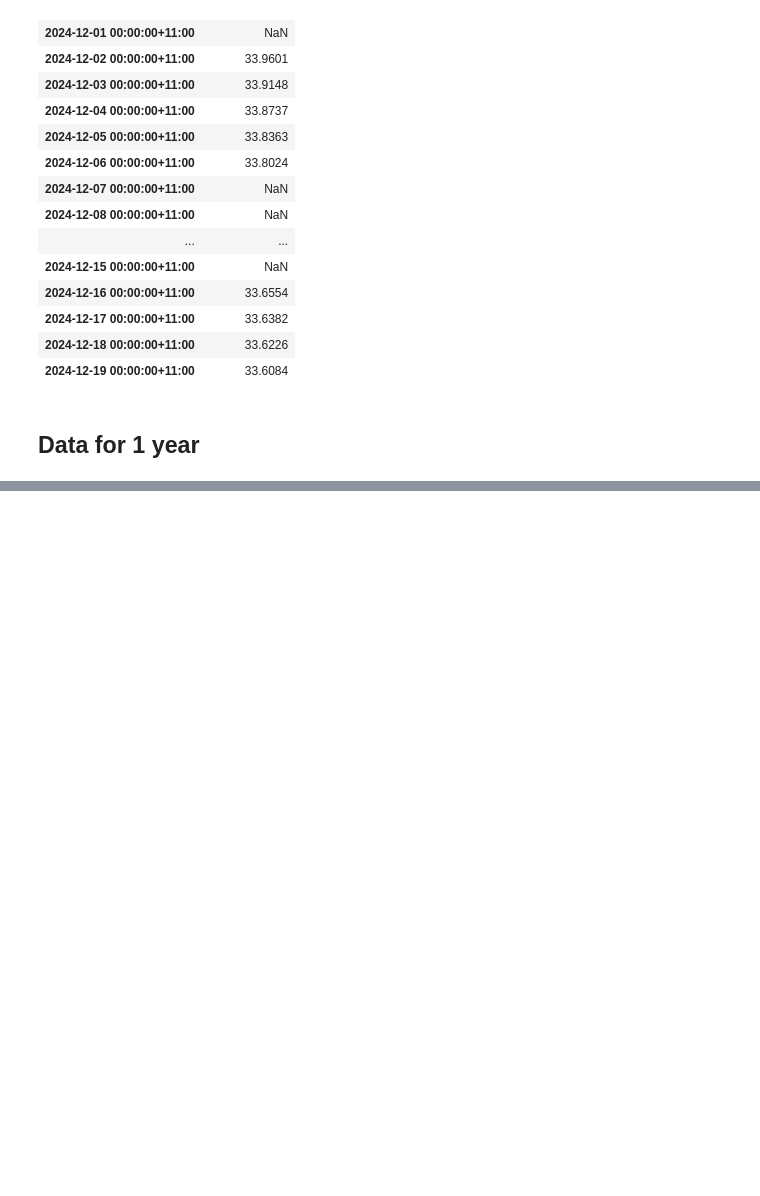
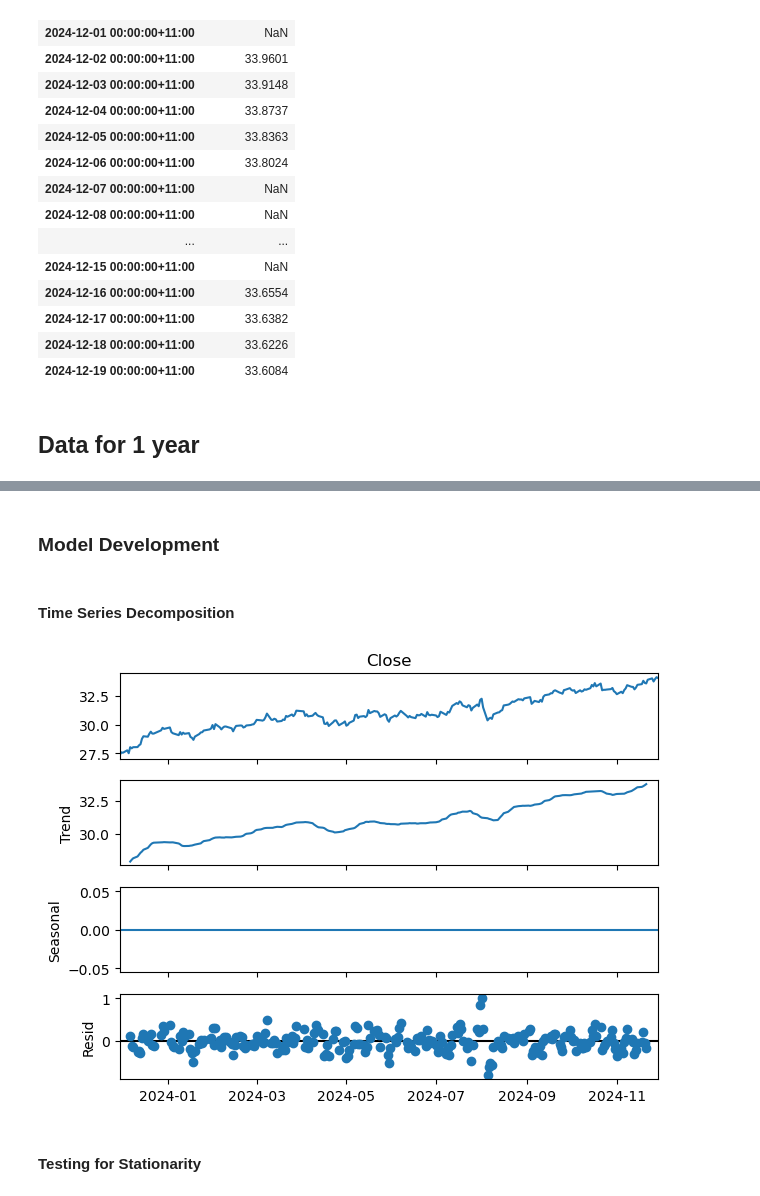
Before and after one commit to actonton/Stock-Market-Forecasting, a Jupyter notebook: stock_forecasting.ipynb, the cells around one changed output, grey strips where cells are left out. Drawn from its saved outputs; the diff is of its cells as text; code cells hidden in the pictures; blank space fills up the shorter version.

```diff
--- a/stock_forecasting.ipynb
+++ b/stock_forecasting.ipynb
@@ -445,0 +460,15 @@ closed_prices_1month_forecast
+# %% [markdown]
+### Model Development
+# %% [markdown]
+#### Time Series Decomposition
+# %%
+window_size = 12
+decomposition = seasonal_decompose(
+    closed_prices_1year, model='additive', period=1, filt=np.repeat(1/window_size, window_size))
+# %%
+decomposition.plot()
+plt.show()
+# %% [output]
+[figure, added]
+# %% [markdown]
+#### Testing for Stationarity
```
Also changed, not shown: parts of 18 cells of this notebook.
